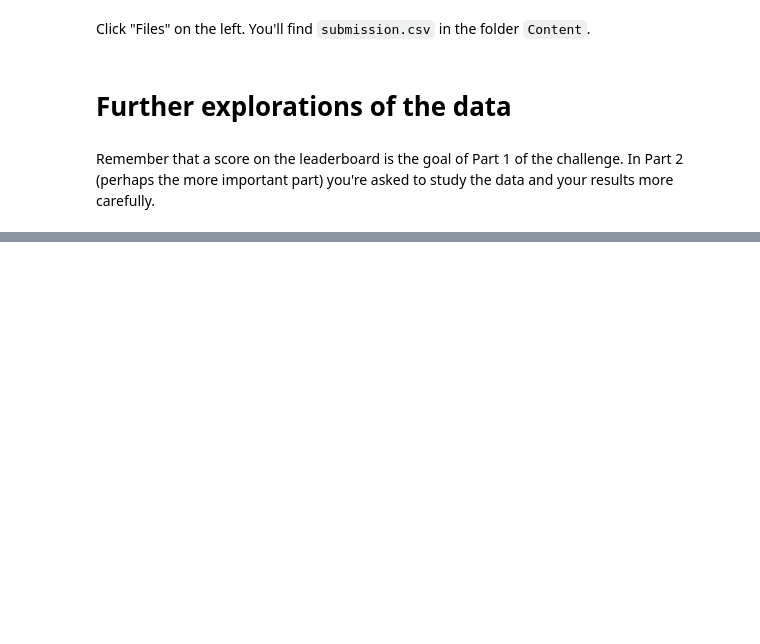
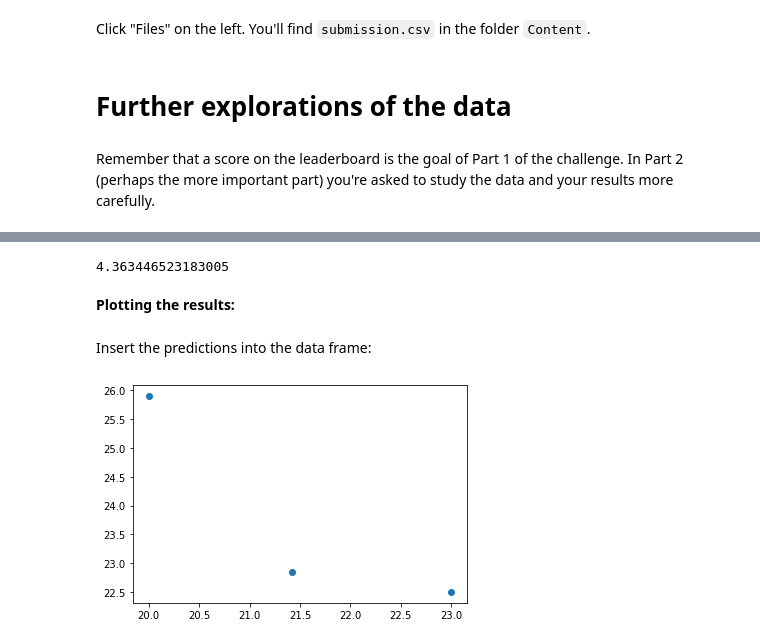
Before and after one commit to MMIV-ML/ELMED219-2020, a Jupyter notebook: KaggleInClass/elmed219-2020-getting-started.ipynb, the cells around one changed output, grey strips where cells are left out. Cells and saved outputs as stored; diff of their text form; code cells hidden in the pictures; blank space fills up the shorter version.

Commit message:
quick longitudinal data example added

```diff
--- a/KaggleInClass/elmed219-2020-getting-started.ipynb
+++ b/KaggleInClass/elmed219-2020-getting-started.ipynb
@@ -325,0 +409,2 @@ Remember that a score on the leaderboard is the goal of Part 1 of the challenge.
+# %%
+rf.fit(X_train_long, y_train)
@@ -325,0 +425,22 @@ Remember that a score on the leaderboard is the goal of Part 1 of the challenge.
+# %%
+long_y_pred = rf.predict(long_test)
+# %%
+mean_absolute_error(long_y, long_y_pred)
+# %% [output]
+4.363446523183005
+# %% [markdown]
+**Plotting the results:**
+# %% [markdown]
+Insert the predictions into the data frame:
+# %%
+slim_longitudinal['BrainAge'] = long_y_pred
+# %%
+def plot_subject_preds(subject):
+    ages = slim_longitudinal.loc[slim_longitudinal.Match_ID == subject].Age
+    predictions = slim_longitudinal.loc[slim_longitudinal.Match_ID == subject].BrainAge
+    plt.scatter(ages,predictions)
+    plt.show()
+# %%
+plot_subject_preds(25632)
+# %% [output]
+[figure, added]
```
Also changed, not shown: parts of 30 cells of this notebook.
